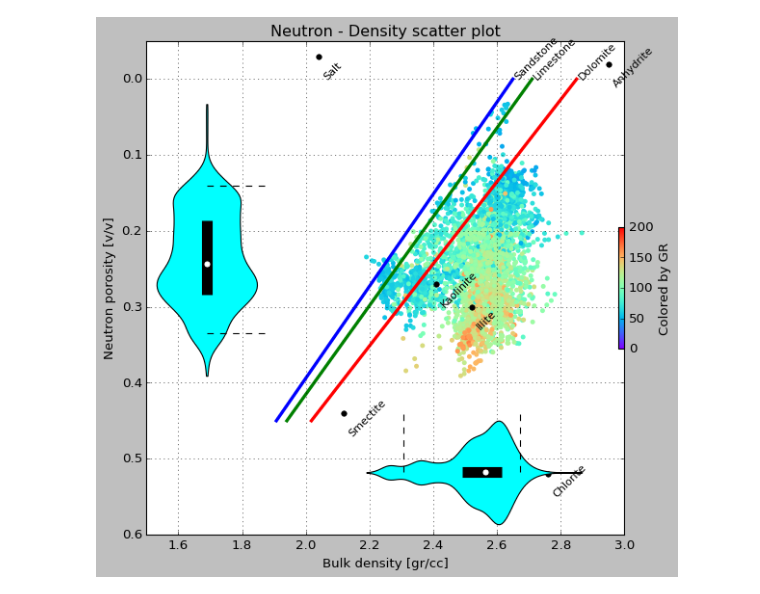
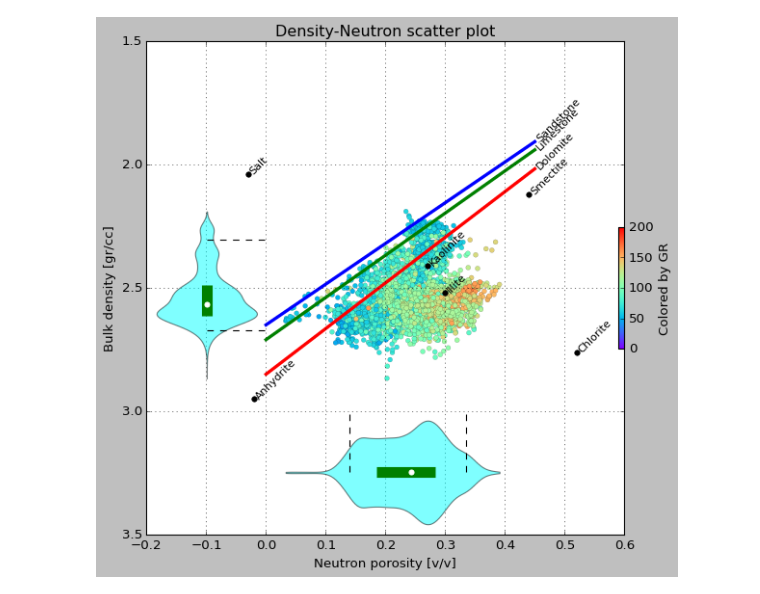
Before and after one commit to ruben-charles/well_logs_templates, a Jupyter notebook: porosity_density_velocity_by_lithology.ipynb, the cells around one changed output. Saved outputs shown, nothing was run; the diff lists cells and outputs as text; code cells hidden in the pictures.

```diff
--- a/porosity_density_velocity_by_lithology.ipynb
+++ b/porosity_density_velocity_by_lithology.ipynb
@@ -14,74 +14,66 @@ logs = lasfile.df()
 fig = plt.figure(figsize=(8,8))
 
 
+#Main scatter area
 ax1=fig.add_subplot(3, 3, (1, 9))
+#Left violin
 ax0=fig.add_subplot(3, 3, (1, 7))
-#ax2=fig.add_subplot(3, 3, (7, 7))
+#Bottom violin
 ax3=fig.add_subplot(3, 3, (7, 9))
+#Colorbar
 ax4=fig.add_subplot(10, 10, (10, 100))
 ax4.axis("off")
 
-#Rock physics template
+#Chart lines and points
 for litho in df.Lithology.unique():
     dflitho = df.loc[df["Lithology"] == litho]
     if dflitho["Lithology"].count() > 1:
-        ax1.plot(dflitho["Bulk density"], dflitho["Neutron porosity"], "-", lw=3, label=litho)
-        ax1.annotate(litho, (dflitho["Bulk density"].iloc[0], dflitho["Neutron porosity"].iloc[0]), rotation=45, fontsize="small")
+        ax1.plot(dflitho["Neutron porosity"], dflitho["Bulk density"], "-", lw=3, label=litho)
+        ax1.annotate(litho, (dflitho["Neutron porosity"].iloc[-1], dflitho["Bulk density"].iloc[-1]), rotation=45, fontsize="small")
     else:
-        ax1.plot(dflitho["Bulk density"], dflitho["Neutron porosity"], "o", c="k", ms=5, label=litho)
-        ax1.annotate(litho, (dflitho["Bulk density"]+0.01, dflitho["Neutron porosity"]+0.03), rotation=45, fontsize="small")
+        ax1.plot(dflitho["Neutron porosity"], dflitho["Bulk density"], "o", c="k", ms=5, label=litho)
+        ax1.annotate(litho, (dflitho["Neutron porosity"], dflitho["Bulk density"]), rotation=45, fontsize="small")
         #bbox={'facecolor': 'white', "edgecolor": "white", 'alpha': 1, 'pad': 10}
 
-#Log data
-ax1.set_title("Neutron - Density scatter plot")
-scatter = ax1.scatter(logs["RHOB"], logs["NPHI"], c=logs["GR"], cmap="rainbow", vmin=0, vmax=200, s=20, alpha=1, label="Logs", linewidth=0)
-#ax1.hlines(logs["NPHI"].quantile(0.05),1.5, 3, ls="--", color="k", lw=1)
-#ax1.hlines(logs["NPHI"].quantile(0.95),1.5, 3, ls="--", color="k", lw=1)
-#ax1.vlines(logs["RHOB"].quantile(0.05),0.6,-0.05, ls="--", color="k", lw=1)
-#ax1.vlines(logs["RHOB"].quantile(0.95),0.6,-0.05, ls="--", color="k", lw=1)
-#ax1.axis("off")
+#Log data scatter
+ax1.set_title("Density-Neutron scatter plot")
+scatter = ax1.scatter(logs["NPHI"], logs["RHOB"], c=logs["GR"], cmap="rainbow", vmin=0, vmax=200, s=20, alpha=1, label="Logs", linewidth=0.1)
 
-ax1.set_xlabel("Bulk density [gr/cc]")
-ax1.set_ylabel("Neutron porosity [v/v]")
+ax1.set_xlabel("Neutron porosity [v/v]")
+ax1.set_ylabel("Bulk density [gr/cc]")
 
-ax1.set_xlim(1.5, 3)
-ax1.set_ylim(0.6, -0.05)
+ax1.set_xlim(-0.2, 0.6)
+ax1.set_ylim(3.5, 1.5)
 ax1.grid(True)
 
-#ax0.set_title("Nphi distribution")
-violins0 = ax0.violinplot(logs["NPHI"].dropna(), vert=True, showextrema=False)
+violins0 = ax0.violinplot(logs["RHOB"].dropna(),  vert=True, showextrema=False)
 violins0["bodies"][0].set_facecolor("cyan")
 violins0["bodies"][0].set_edgecolor("black")
-violins0["bodies"][0].set_alpha(1)
+violins0["bodies"][0].set_alpha(0.5)
 
-ax0.scatter(1, logs["NPHI"].median(), color="white", zorder=3)
-ax0.vlines(1, logs["NPHI"].quantile(0.25), logs["NPHI"].quantile(0.75), color="k", lw=10)
-ax0.hlines(logs["NPHI"].quantile(0.05), 1, 1.3, color="k", lw=1, ls="--")
-ax0.hlines(logs["NPHI"].quantile(0.95), 1, 1.3, color="k", lw=1, ls="--")
+ax0.scatter(1, logs["RHOB"].median(), color="white", zorder=3)
+ax0.vlines(1, logs["RHOB"].quantile(0.25), logs["RHOB"].quantile(0.75), color="green", lw=10)
+ax0.hlines(logs["RHOB"].quantile(0.05), 1, 1.3, color="k", lw=1, ls="--")
+ax0.hlines(logs["RHOB"].quantile(0.95), 1, 1.3, color="k", lw=1, ls="--")
 
-ax0.set_ylim(0.6, -0.05)
-
+ax0.set_ylim(3.5, 1.5)
 ax0.axis("off")
 
-#ax2.hist(logs["GR"].dropna())
-#ax2.set_xlim(0, 200)
-
-#ax3.set_title("Rhob distribution")
-violins1 = ax3.violinplot(logs["RHOB"].dropna(), vert=False, showextrema=False)
+violins1 = ax3.violinplot(logs["NPHI"].dropna(), vert=False, showextrema=False)
 violins1["bodies"][0].set_facecolor("cyan")
 violins1["bodies"][0].set_edgecolor("black")
-violins1["bodies"][0].set_alpha(1)
+violins1["bodies"][0].set_alpha(0.5)
 
-ax3.scatter(logs["RHOB"].median(), 1, color="white", zorder=3)
-ax3.hlines(1, logs["RHOB"].quantile(0.25), logs["RHOB"].quantile(0.75), color="k", lw=10)
-ax3.vlines(logs["RHOB"].quantile(0.05), 1, 1.3, color="k", lw=1, ls="--")
-ax3.vlines(logs["RHOB"].quantile(0.95), 1, 1.3, color="k", lw=1, ls="--")
-ax3.set_xlim(1.5, 3)
+ax3.scatter(logs["NPHI"].median(), 1, color="white", zorder=3)
+ax3.hlines(1, logs["NPHI"].quantile(0.25), logs["NPHI"].quantile(0.75), color="green", lw=10)
+ax3.vlines(logs["NPHI"].quantile(0.05), 1, 1.3, color="k", lw=1, ls="--")
+ax3.vlines(logs["NPHI"].quantile(0.95), 1, 1.3, color="k", lw=1, ls="--")
 
+ax3.set_xlim(-0.2, 0.6)
 ax3.axis("off")
 
-#fig.tight_layout(pad=3)
+#fig.tight_layout()
 fig.colorbar(scatter, ax=ax4, location="right", cmap="rainbow", shrink=0.3, label="Colored by GR")
 plt.show()
 # %% [output]
-[figure, old version]
+[figure, new version]
```
